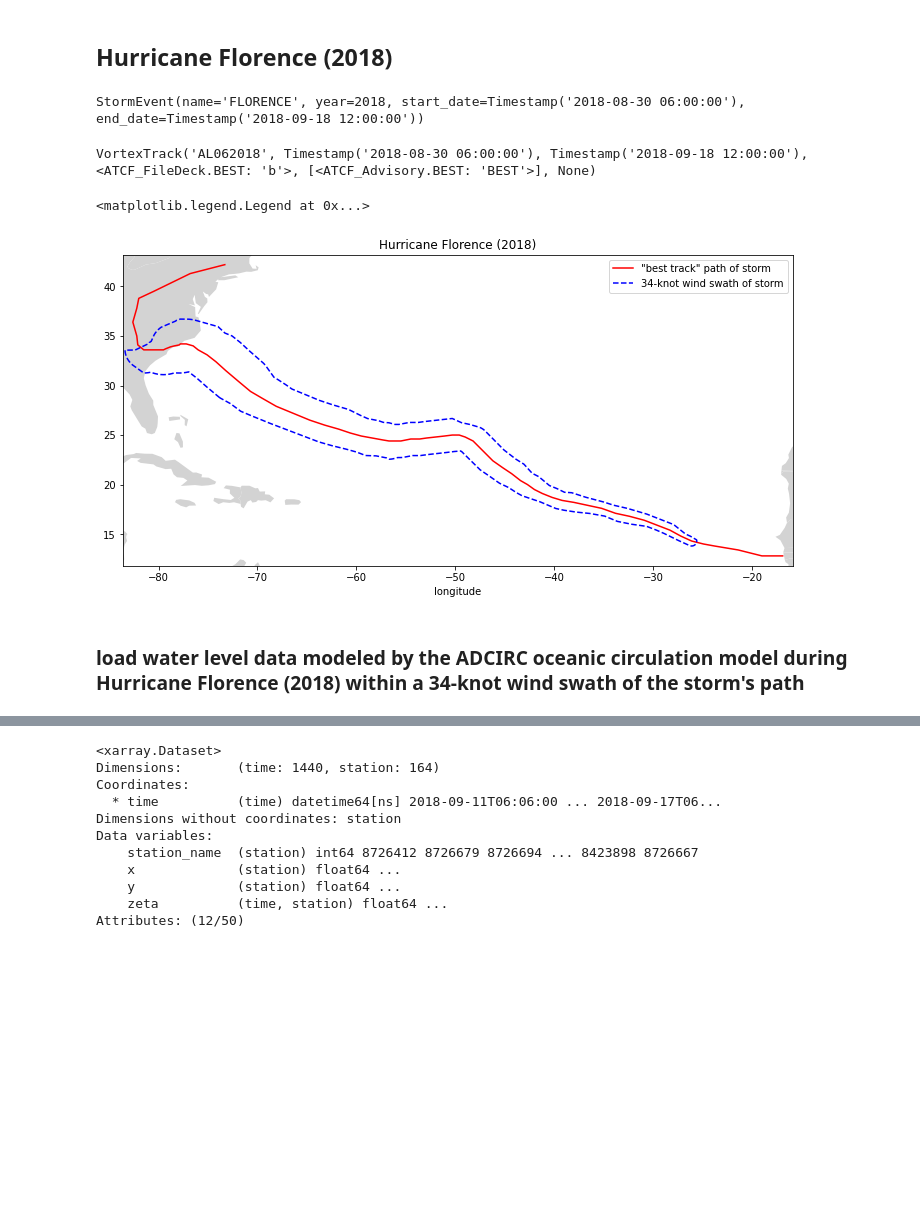
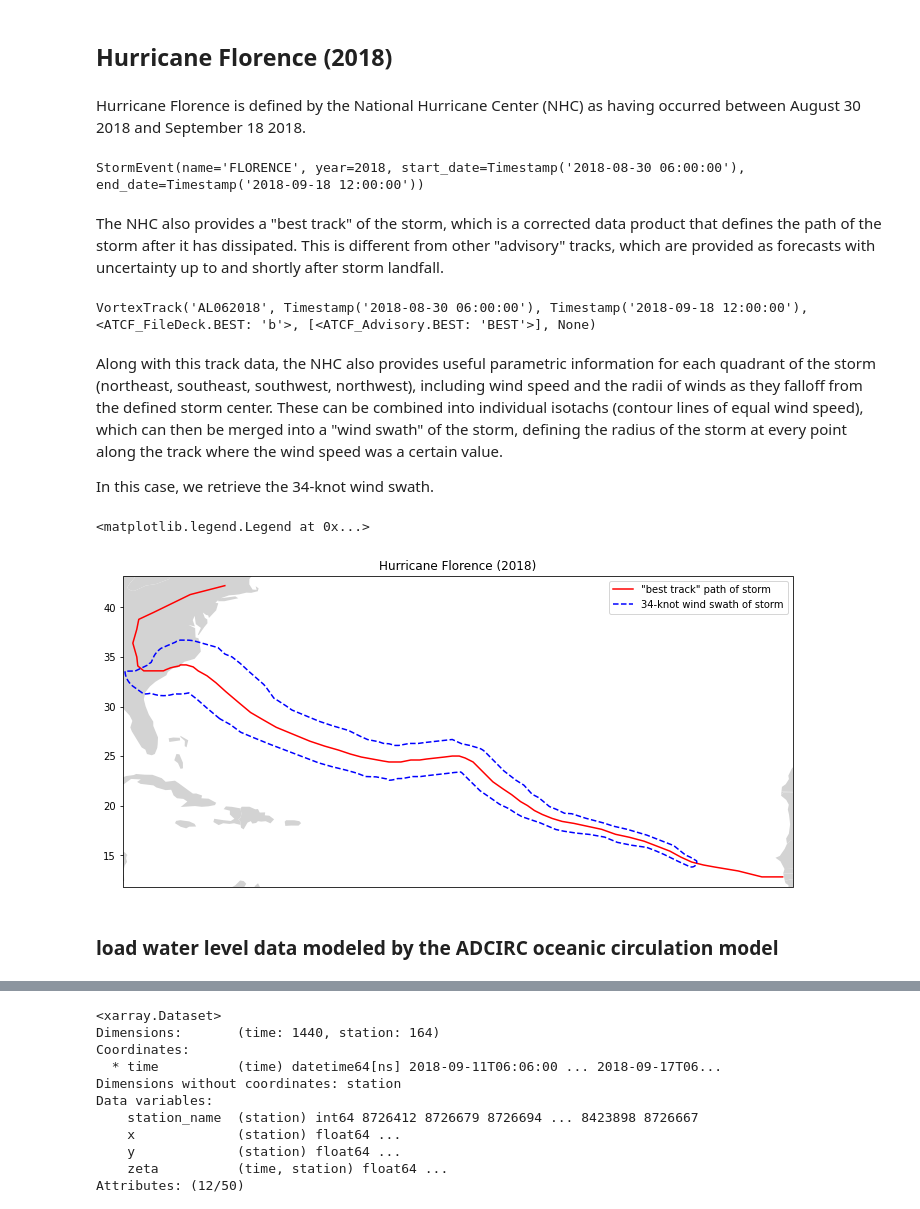
Before and after one commit to zacharyburnett/GEOG606, a Jupyter notebook: final/final_20220503.ipynb, the cells around one changed output, grey strips where cells are left out. Saved outputs shown, nothing was run; the diff lists cells and outputs as text; code cells hidden in the pictures; blank space fills up the shorter version.

```diff
--- a/final/final_20220503.ipynb
+++ b/final/final_20220503.ipynb
@@ -54,10 +72,14 @@ Text(0.5, 1.0, 'active NOAA CO-OPS sensor stations as of 2022-05-03')
 # %% [markdown]
 ## Hurricane Florence (2018)
+# %% [markdown]
+Hurricane Florence is defined by the National Hurricane Center (NHC) as having occurred between August 30 2018 and September 18 2018.
 # %%
 storm = StormEvent('florence', 2018)
 storm
 # %% [output]
 StormEvent(name='FLORENCE', year=2018, start_date=Timestamp('2018-08-30 06:00:00'), end_date=Timestamp('2018-09-18 12:00:00'))
+# %% [markdown]
+The NHC also provides a "best track" of the storm, which is a corrected data product that defines the path of the storm after it has dissipated. This is different from other "advisory" tracks, which are provided as forecasts with uncertainty up to and shortly after storm landfall.
 # %%
 best_track = storm.track(advisories=['BEST'])
 best_track
@@ -73,20 +88,31 @@ track_bounds[:, 1] += 1
+# %% [markdown]
+Along with this track data, the NHC also provides useful parametric information for each quadrant of the storm (northeast, southeast, southwest, northwest), including wind speed and the radii of winds as they falloff from the defined storm center. These can be combined into individual isotachs (contour lines of equal wind speed), which can then be merged into a "wind swath" of the storm, defining the radius of the storm at every point along the track where the wind speed was a certain value.
+
+In this case, we retrieve the 34-knot wind swath.
 # %%
 wind_swath_34kt = best_track.wind_swaths(wind_speed=34)['BEST']['20180830T060000']
 # %%
+track_bounds = numpy.stack([
+    best_track.data[['longitude', 'latitude']].min().values,
+    best_track.data[['longitude', 'latitude']].max().values,
+], axis=1)
+track_bounds[:, 0] -= 1
+track_bounds[:, 1] += 1
+
 figure = pyplot.figure(figsize=(12, 12 / 1.61803398875))
-axis = figure.add_subplot(1, 1, 1)
+axis = figure.add_subplot(1, 1, 1, projection=crs.Robinson())
 
 countries.plot(color='lightgrey', ax=axis)
 axis.set_xlim(*track_bounds[0, :])
 axis.set_ylim(*track_bounds[1, :])
 
 best_track.data.plot.line(x='longitude', y='latitude', c='red', label='"best track" path of storm', ax=axis)
 axis.plot(*wind_swath_34kt.exterior.xy, '--', c='blue', label='34-knot wind swath of storm')
 
 axis.set_title('Hurricane Florence (2018)')
 axis.legend()
 # %% [output]
 <matplotlib.legend.Legend at 0x...>
-[figure, old version]
+[figure, new version]
 # %% [markdown]
-### load water level data modeled by the ADCIRC oceanic circulation model during Hurricane Florence (2018) within a 34-knot wind swath of the storm's path
+### load water level data modeled by the ADCIRC oceanic circulation model
```
Also changed, not shown: parts of 66 cells of this notebook.
